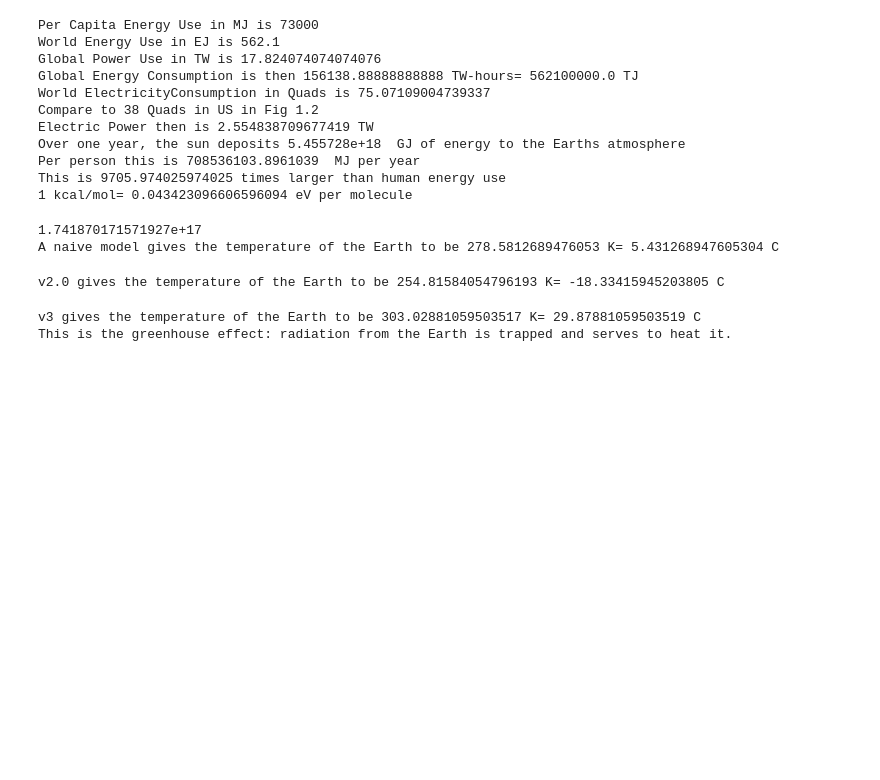
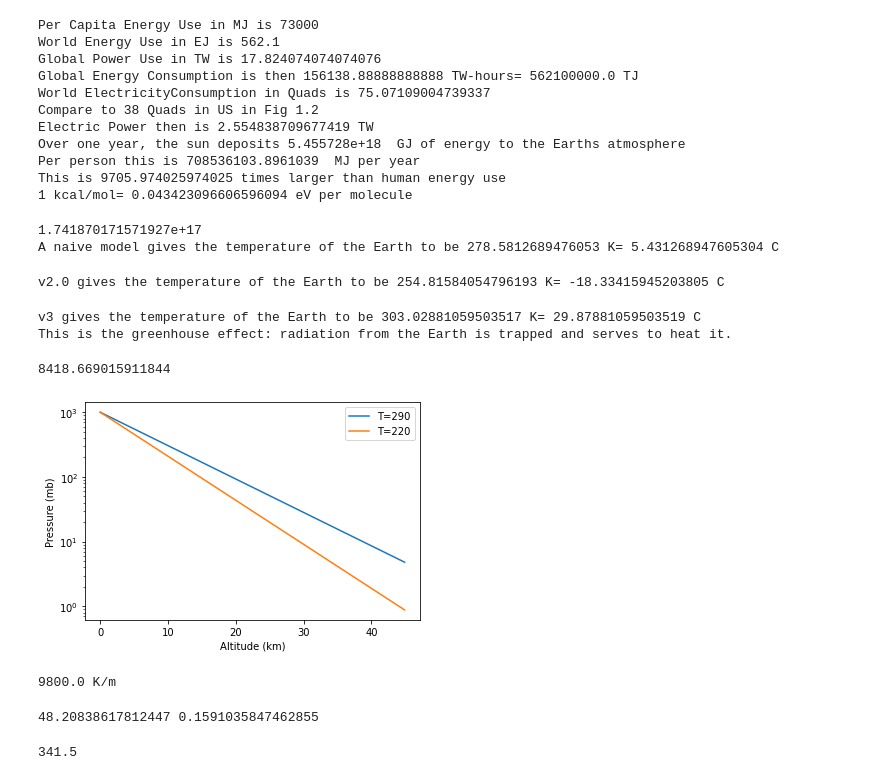
Before and after one commit to dodelson/Physics-of-Energy, a Jupyter notebook: climate.ipynb, the cells around one changed output. Drawn from its saved outputs; the diff is of its cells as text; code cells hidden in the pictures; blank space fills up the shorter version.

```diff
--- a/climate.ipynb
+++ b/climate.ipynb
@@ -44,3 +45,47 @@ print('This is the greenhouse effect: radiation from the Earth is trapped and se
 # %% [output]
 v3 gives the temperature of the Earth to be 303.02881059503517 K= 29.87881059503519 C
 This is the greenhouse effect: radiation from the Earth is trapped and serves to heat it.
+# %%
+k=1./11605
+T=290 #K
+g=9.8 #m/s^2
+m=29*.94e9 #eV assuming oxygen (O_2 has 32 protons and neutrons and N_2 has 28)
+c=3.e8
+H = k*T*c**2/(m*g)
+print(H)
+# %% [output]
+8418.669015911844
+# %%
+## Constant temperature
+km=1.e3
+z=np.arange(0.,45,.1)
+P0=1.e3 #mb
+P=P0*np.exp(-z*km/H)
+plt.plot(z,P,label='T=290')
+T=220
+H = k*T*c**2/(m*g)
+P=P0*np.exp(-z*km/H)
+plt.plot(z,P,label='T=220')
+plt.xlabel('Altitude (km)')
+plt.ylabel('Pressure (mb)')
+plt.yscale('log')
+plt.legend()
+plt.savefig('Figures/pressure.pdf')
+# %% [output]
+[figure, added]
+# %%
+cp=1.e3 #J/kg-K
+gammad=g*cp
+print(gammad,'K/m')
+# %% [output]
+9800.0 K/m
+# %%
+# in the greenhouse model above,
+deltat=303*(1.-1./2.**.25)
+print(deltat,1.-(1./2.)**.25)
+# %% [output]
+48.20838617812447 0.1591035847462855
+# %%
+1366/4.
+# %% [output]
+341.5
```
Also changed, not shown: parts of 5 cells of this notebook, 4 other files.
